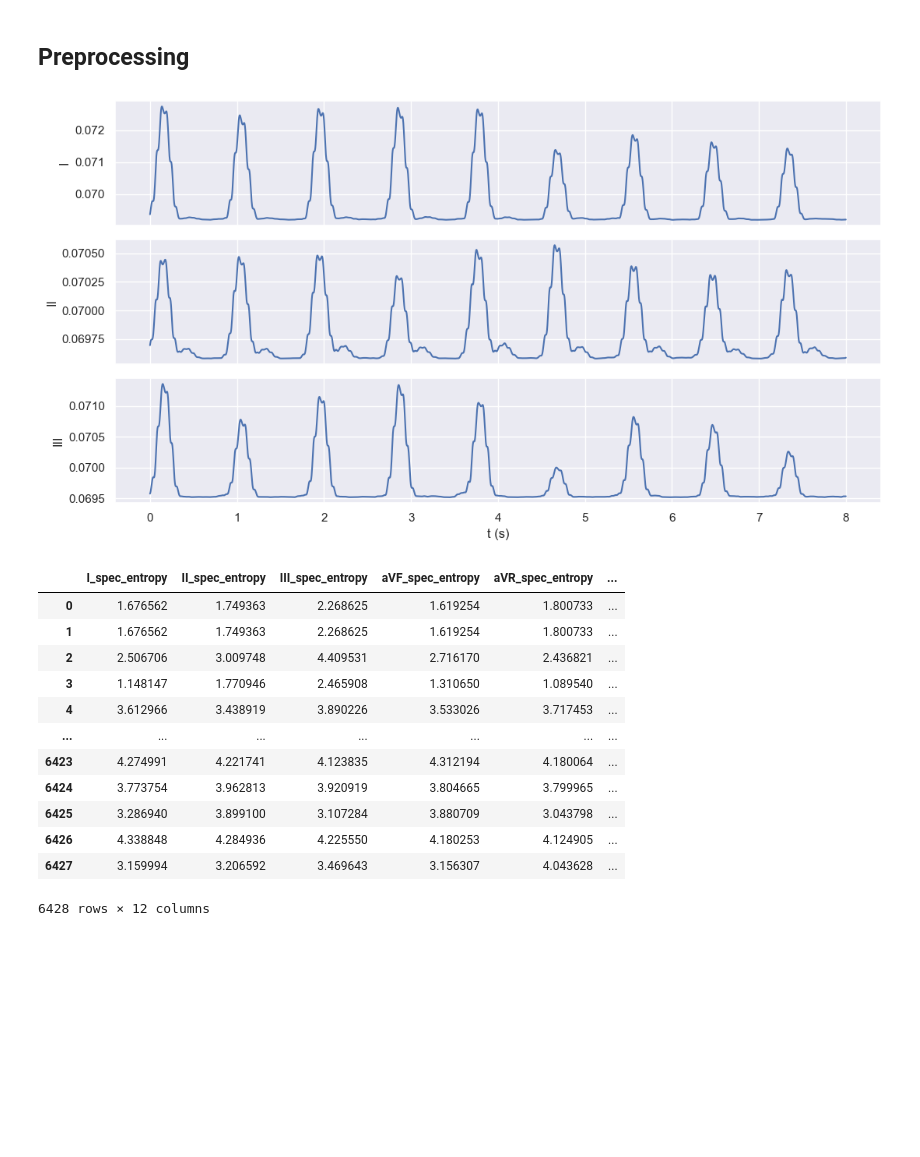
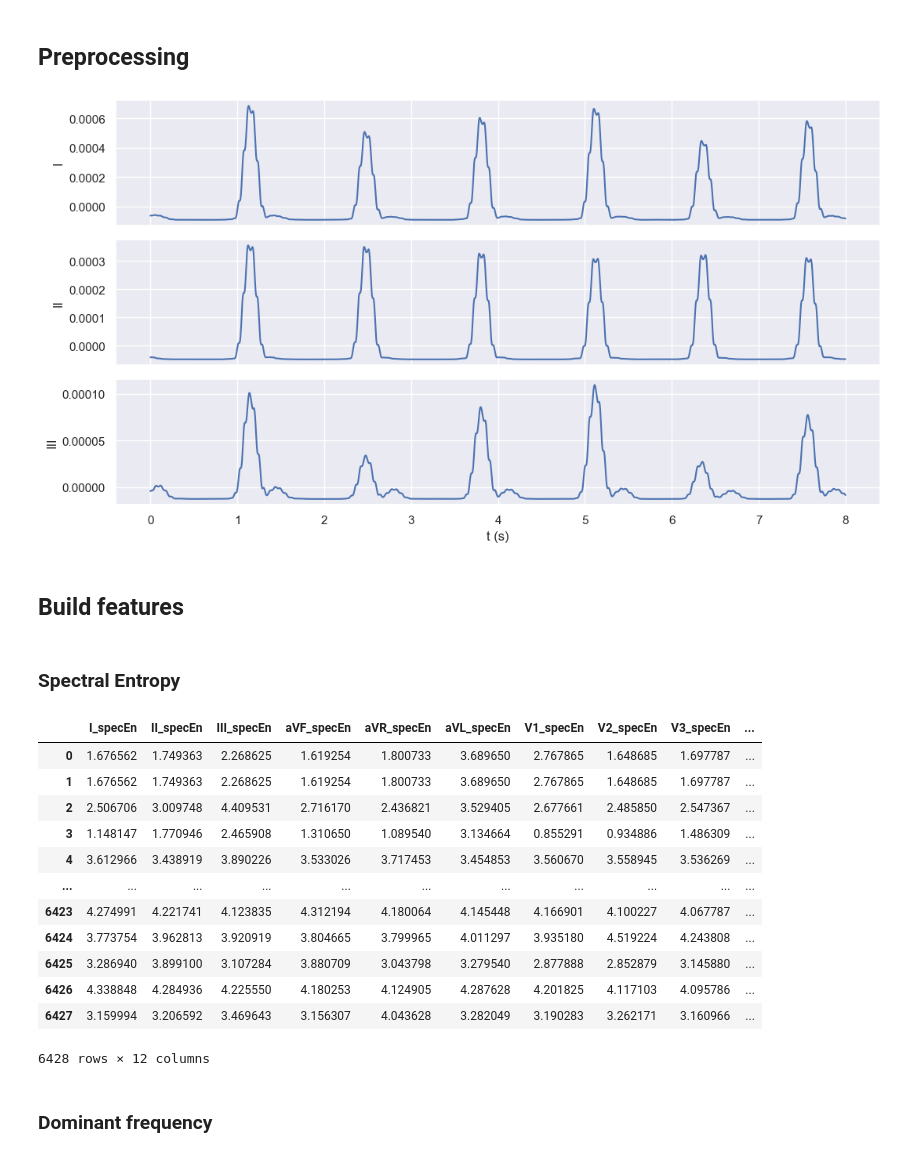
Before and after one commit to AGE90/atrial-fibrillation-detection, a Jupyter notebook: notebooks/02-AGE90-ecg-feature_extraction.ipynb, the cells around one changed output. Saved outputs shown, nothing was run; the diff lists cells and outputs as text; code cells hidden in the pictures; blank space fills up the shorter version.

```diff
--- a/notebooks/02-AGE90-ecg-feature_extraction.ipynb
+++ b/notebooks/02-AGE90-ecg-feature_extraction.ipynb
@@ -64,7 +64,7 @@ t = np.arange(0, dur, 1/fs)
 ecg = preprocessing.mean_removal(ecg)
 
 # Normalize
-ecg = preprocessing.normalize(ecg)
+# ecg = preprocessing.normalize(ecg)
 # %%
 idx = np.random.randint(0, m)
 fig, ax = plt.subplots(3, 1, figsize=(11, 6), sharex=True, sharey=False)
@@ -75,28 +75,32 @@ ax[i].set_xlabel('t (s)')
 plt.tight_layout()
 plt.show()
 # %% [output]
-[figure, old version]
+[figure, new version]
+# %% [markdown]
+## Build features
 # %%
 build_features = BuildFeatures()
+# %% [markdown]
+### Spectral Entropy
 # %%
-spect_entropy = build_features.spectral_entropy_ecg(ecg, fs)
+spectral_entropy = build_features.spectral_entropy_ecg(ecg, fs)
 # %%
-ecg_features = pd.DataFrame(spect_entropy, columns=leads)
-ecg_features = ecg_features.add_suffix('_spec_entropy')
-display(ecg_features)
+ecg_specEn = pd.DataFrame(spectral_entropy, columns=leads)
+ecg_specEn = ecg_specEn.add_suffix('_specEn')
+display(ecg_specEn)
 # %% [output]
-|  | I_spec_entropy | II_spec_entropy | III_spec_entropy | aVF_spec_entropy | aVR_spec_entropy | ... |
-| 0 | 1.676562 | 1.749363 | 2.268625 | 1.619254 | 1.800733 | ... |
-| 1 | 1.676562 | 1.749363 | 2.268625 | 1.619254 | 1.800733 | ... |
-| 2 | 2.506706 | 3.009748 | 4.409531 | 2.716170 | 2.436821 | ... |
-| 3 | 1.148147 | 1.770946 | 2.465908 | 1.310650 | 1.089540 | ... |
-| 4 | 3.612966 | 3.438919 | 3.890226 | 3.533026 | 3.717453 | ... |
-| ... | ... | ... | ... | ... | ... | ... |
-| 6423 | 4.274991 | 4.221741 | 4.123835 | 4.312194 | 4.180064 | ... |
-| 6424 | 3.773754 | 3.962813 | 3.920919 | 3.804665 | 3.799965 | ... |
-| 6425 | 3.286940 | 3.899100 | 3.107284 | 3.880709 | 3.043798 | ... |
-| 6426 | 4.338848 | 4.284936 | 4.225550 | 4.180253 | 4.124905 | ... |
-| 6427 | 3.159994 | 3.206592 | 3.469643 | 3.156307 | 4.043628 | ... |
+|  | I_specEn | II_specEn | III_specEn | aVF_specEn | aVR_specEn | aVL_specEn | V1_specEn | V2_specEn | V3_specEn | ... |
+| 0 | 1.676562 | 1.749363 | 2.268625 | 1.619254 | 1.800733 | 3.689650 | 2.767865 | 1.648685 | 1.697787 | ... |
+| 1 | 1.676562 | 1.749363 | 2.268625 | 1.619254 | 1.800733 | 3.689650 | 2.767865 | 1.648685 | 1.697787 | ... |
+| 2 | 2.506706 | 3.009748 | 4.409531 | 2.716170 | 2.436821 | 3.529405 | 2.677661 | 2.485850 | 2.547367 | ... |
+| 3 | 1.148147 | 1.770946 | 2.465908 | 1.310650 | 1.089540 | 3.134664 | 0.855291 | 0.934886 | 1.486309 | ... |
+| 4 | 3.612966 | 3.438919 | 3.890226 | 3.533026 | 3.717453 | 3.454853 | 3.560670 | 3.558945 | 3.536269 | ... |
+| ... | ... | ... | ... | ... | ... | ... | ... | ... | ... | ... |
+| 6423 | 4.274991 | 4.221741 | 4.123835 | 4.312194 | 4.180064 | 4.145448 | 4.166901 | 4.100227 | 4.067787 | ... |
+| 6424 | 3.773754 | 3.962813 | 3.920919 | 3.804665 | 3.799965 | 4.011297 | 3.935180 | 4.519224 | 4.243808 | ... |
+| 6425 | 3.286940 | 3.899100 | 3.107284 | 3.880709 | 3.043798 | 3.279540 | 2.877888 | 2.852879 | 3.145880 | ... |
+| 6426 | 4.338848 | 4.284936 | 4.225550 | 4.180253 | 4.124905 | 4.287628 | 4.201825 | 4.117103 | 4.095786 | ... |
+| 6427 | 3.159994 | 3.206592 | 3.469643 | 3.156307 | 4.043628 | 3.282049 | 3.190283 | 3.262171 | 3.160966 | ... |
 6428 rows × 12 columns
 # %%
 data_DIR = path.data_raw_dir('ecg_features_spectral_entropy.csv')
@@ -103,0 +108,2 @@ ecg_features.to_csv(data_DIR, index=False)
+# %% [markdown]
+### Dominant frequency
```
Also changed, not shown: parts of 4 cells of this notebook, 5 other files.
